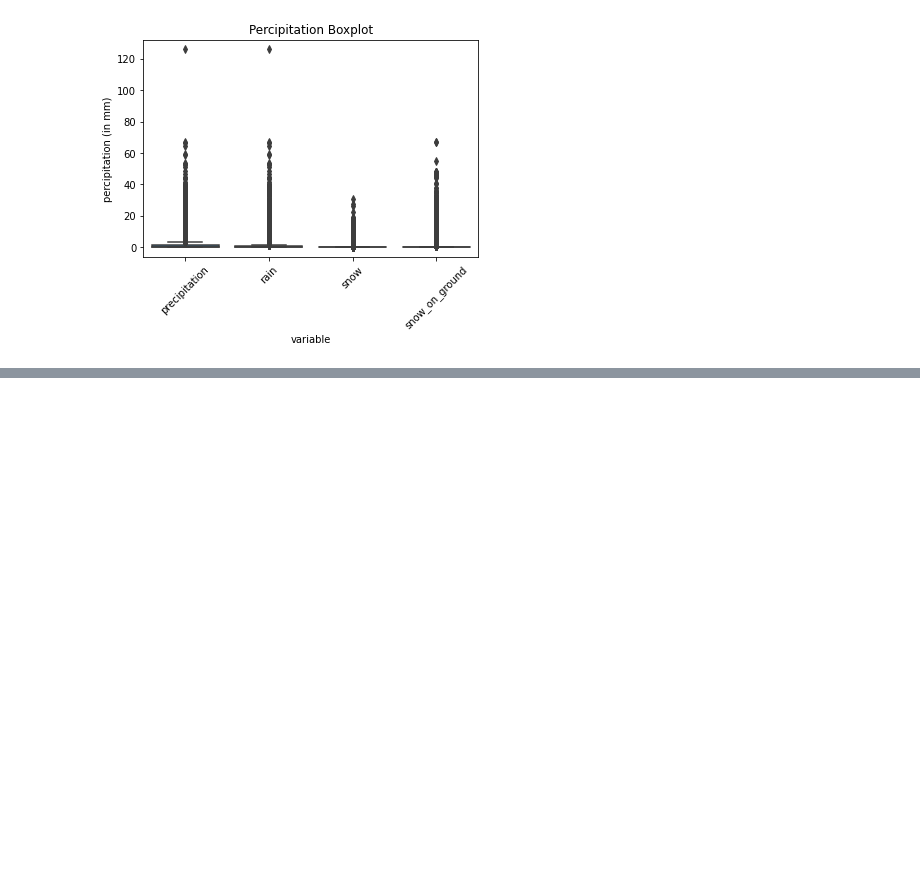
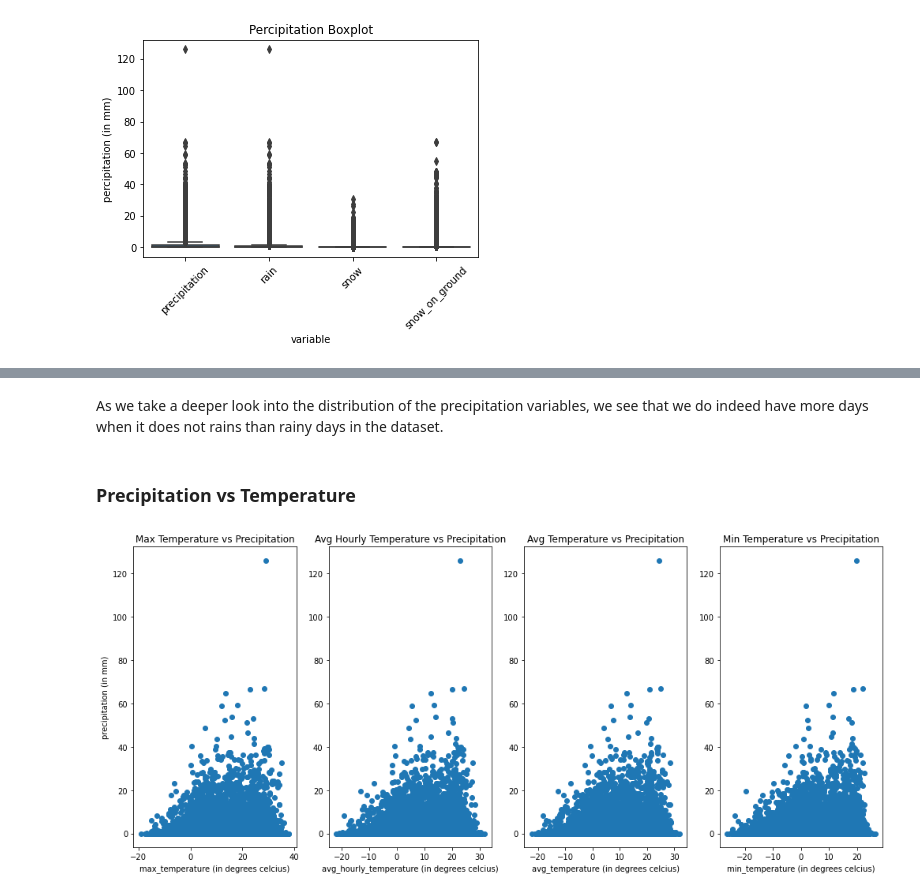
Before and after one commit to sampso29/Toronto-Rain-Prediction-, a Jupyter notebook: Toronto Rain Prediction.ipynb, the cells around one changed output, grey strips where cells are left out. Saved outputs shown, nothing was run; the diff lists cells and outputs as text; code cells hidden in the pictures; blank space fills up the shorter version.

```diff
--- a/Toronto Rain Prediction.ipynb
+++ b/Toronto Rain Prediction.ipynb
@@ -466,0 +514,29 @@ plt.show()
+# %% [markdown]
+As we take a deeper look into the distribution of the precipitation variables, we see that we do indeed have more days when it does not rains than rainy days in the dataset.
+# %% [markdown]
+### Precipitation vs Temperature
+# %%
+plt.figure(figsize=(17,7))
+plt.subplot(1,4,1)
+plt.scatter(data_reduced[['max_temperature']], data_reduced[['precipitation']])
+plt.xlabel('max_temperature (in degrees celcius)')
+plt.ylabel('precipitation (in mm)')
+plt.title("Max Temperature vs Precipitation")
+
+plt.subplot(1,4,2)
+plt.scatter(data_reduced[['avg_hourly_temperature']], data_reduced[['precipitation']])
+plt.xlabel('avg_hourly_temperature (in degrees celcius)')
+plt.title("Avg Hourly Temperature vs Precipitation")
+
+plt.subplot(1,4,3)
+plt.scatter(data_reduced[['avg_temperature']], data_reduced[['precipitation']])
+plt.xlabel('avg_temperature (in degrees celcius)')
+plt.title("Avg Temperature vs Precipitation")
+
+plt.subplot(1,4,4)
+plt.scatter(data_reduced[['min_temperature']], data_reduced[['precipitation']])
+plt.xlabel('min_temperature (in degrees celcius)')
+plt.title("Min Temperature vs Precipitation")
+plt.show()
+# %% [output]
+[figure, added]
```
Also changed, not shown: parts of 12 cells of this notebook.
